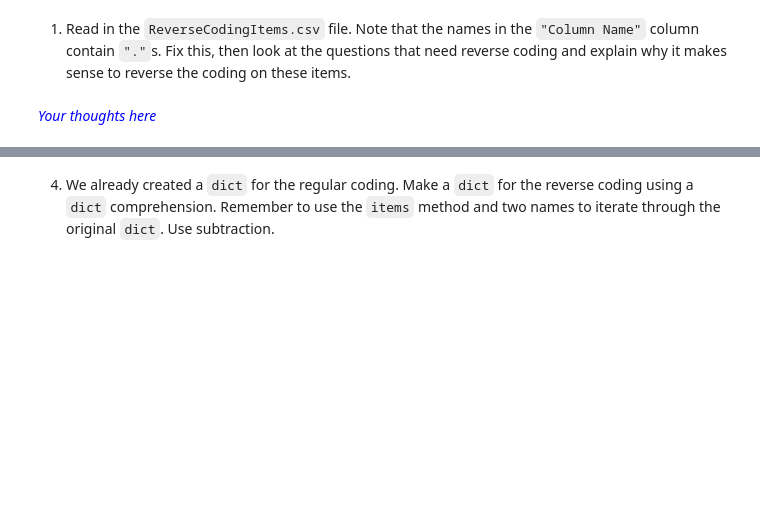
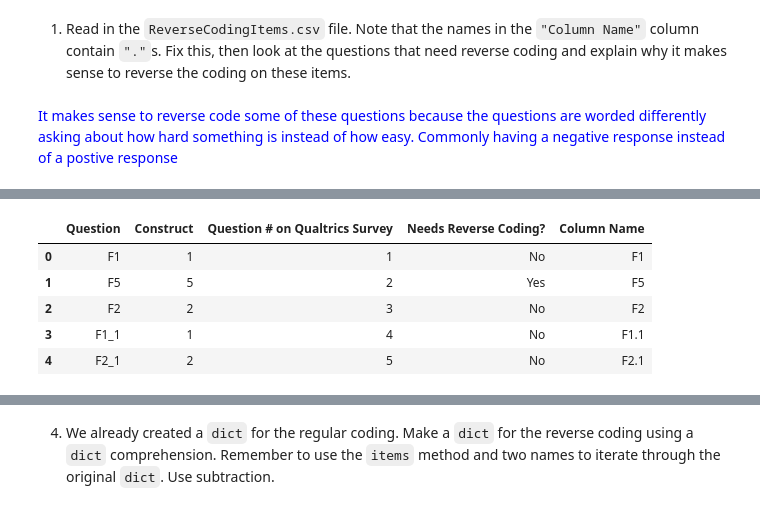
Before and after one commit to ColeBerning35/act3_2_recoding_and_aggregating_survey_data, a Jupyter notebook: act3_2_recoding_survey_data.ipynb, the cells around one changed output, grey strips where cells are left out. Drawn from its saved outputs; the diff is of its cells as text; code cells hidden in the pictures; blank space fills up the shorter version.

```diff
--- a/act3_2_recoding_survey_data.ipynb
+++ b/act3_2_recoding_survey_data.ipynb
@@ -302,7 +302,7 @@ coding are available in the file **ReverseCodingItems.csv**.
 # %% [markdown]
 1.  Read in the `ReverseCodingItems.csv` file.  Note that the names in the `"Column Name"` column contain `"."`s.  Fix this, then look at the questions that need reverse coding and explain why it makes sense to reverse the coding on these items.
 # %% [markdown]
-<font color="blue"> *Your thoughts here* </font>
+<font color="blue"> It makes sense to reverse code some of these questions because the questions are worded differently asking about how hard something is instead of how easy. Commonly having a negative response instead of a postive response </font>
 # %% [markdown]
 2. Next, you will perform the data preparation by completing each of
     the tasks listed below.  First, *Stack* the response columns.
@@ -312,6 +312,17 @@ coding are available in the file **ReverseCodingItems.csv**.
 Work in a pipe and add a temporary `head` at the end.
 # %%
 # Your code here
+reverse_coding = (pd.read_csv('data/ReverseCodingItems.csv')
+                    >> mutate(Question = X['Column Name'].str.replace('.','_'))
+                 )
+reverse_coding.head()
+# %% [output]
+|  | Question | Construct | Question # on Qualtrics Survey | Needs Reverse Coding? | Column Name |
+| 0 | F1 | 1 | 1 | No | F1 |
+| 1 | F5 | 5 | 2 | Yes | F5 |
+| 2 | F2 | 2 | 3 | No | F2 |
+| 3 | F1_1 | 1 | 4 | No | F1.1 |
+| 4 | F2_1 | 2 | 5 | No | F2.1 |
 # %% [markdown]
 3.  Make a new column called *Needs Reverse* by joining on
     the `"Yes"` or `"No"` values from the *Needs Reverse Coding?* from **ReverseCodingItems.csv.**
```
Also changed, not shown: parts of 5 cells of this notebook.
